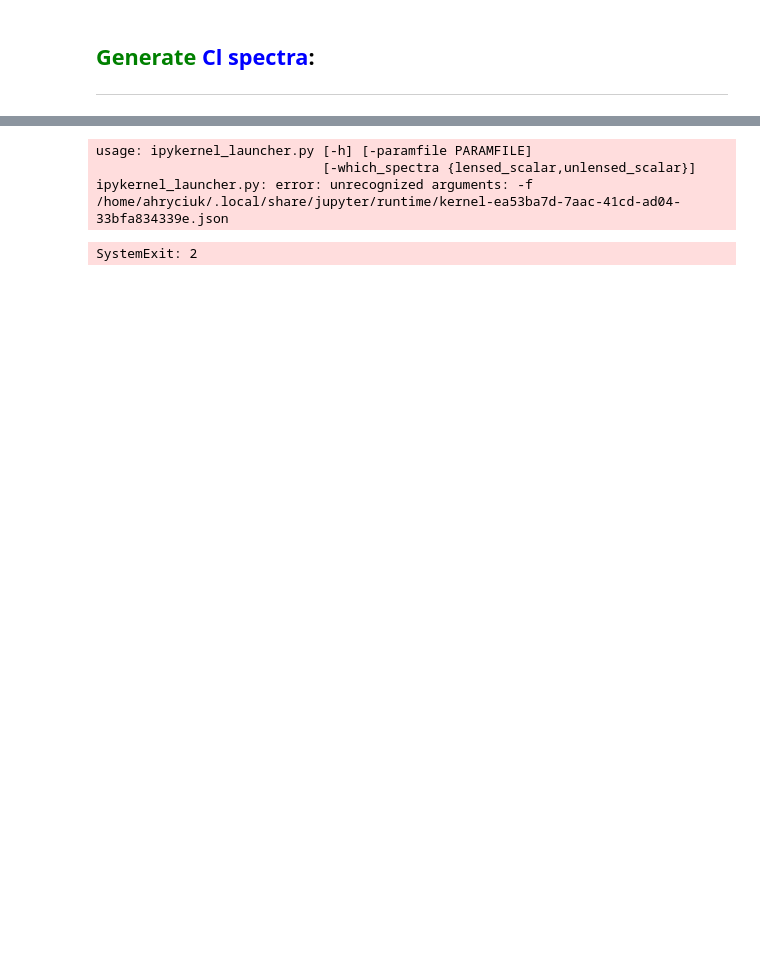
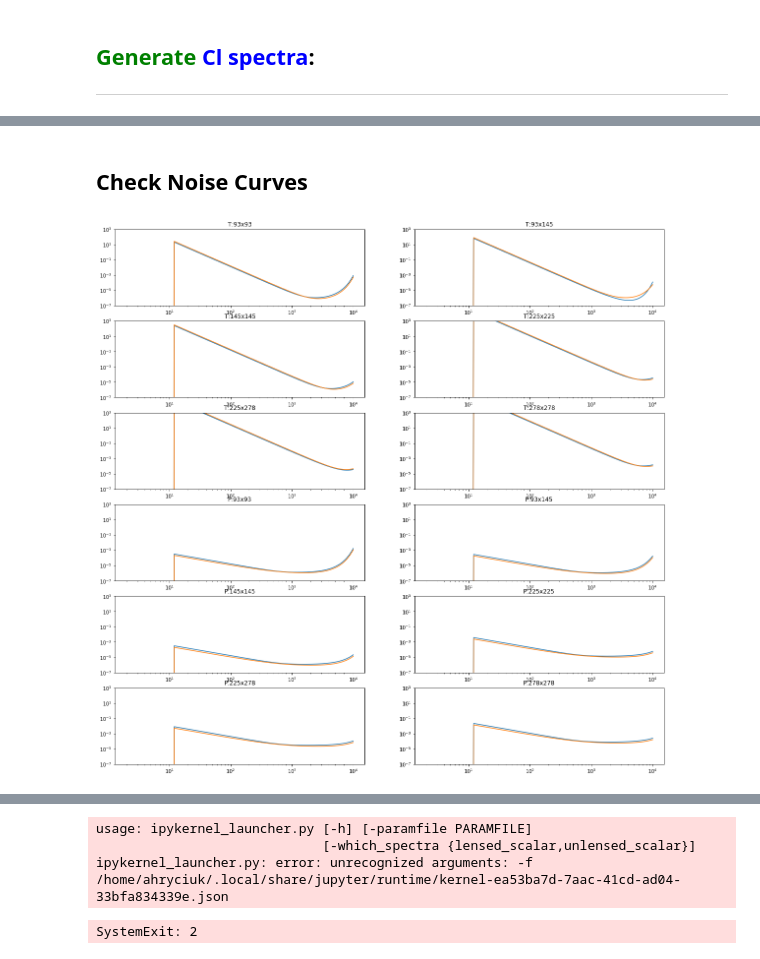
Before and after one commit to ahryciuk/CMBS4_Noise_Modeling, a Jupyter notebook: S4 Noise Modeling Interface.ipynb, the cells around one changed output, grey strips where cells are left out. Drawn from its saved outputs; the diff is of its cells as text; code cells hidden in the pictures; blank space fills up the shorter version.

```diff
--- a/S4 Noise Modeling Interface.ipynb
+++ b/S4 Noise Modeling Interface.ipynb
@@ -467,0 +634,70 @@ Ignoring ['cmb']
+# %% [markdown]
+## Check Noise Curves
+# %%
+import matplotlib.pyplot as plt
+
+
+#set nl_dic_me = 0 for ell<lmin
+for TP in TParr:
+    for freq1 in freqarr:
+        for freq2 in freqarr:
+            index = np.where(ell==12)
+            nl_dic_me[TP][(freq1,freq2)][:index[0][0]] = 0.
+
+fig, axs = plt.subplots(6,2)
+
+#Temperature
+axs[0,0].loglog(ell,nl_dic_me['T'][(93,93)],ell,nl_dic_s['T'][(93,93)])
+axs[0,0].set_ylim(1e-7,1e3)
+axs[0,0].set_title('T:93x93')
+
+axs[0,1].loglog(ell,nl_dic_me['T'][(93,145)],ell,nl_dic_s['T'][(93,145)])
+axs[0,1].set_ylim(1e-7,1e3)
+axs[0,1].set_title('T:93x145')
+
+axs[1,0].loglog(ell,nl_dic_me['T'][(145,145)],ell,nl_dic_s['T'][(145,145)])
+axs[1,0].set_ylim(1e-7,1e3)
+axs[1,0].set_title('T:145x145')
+
+axs[1,1].loglog(ell,nl_dic_me['T'][(225,225)],ell,nl_dic_s['T'][(225,225)])
+axs[1,1].set_ylim(1e-7,1e3)
+axs[1,1].set_title('T:225x225')
+
+axs[2,0].loglog(ell,nl_dic_me['T'][(225,278)],ell,nl_dic_s['T'][(225,278)])
+axs[2,0].set_ylim(1e-7,1e3)
+axs[2,0].set_title('T:225x278')
+
+axs[2,1].loglog(ell,nl_dic_me['T'][(278,278)],ell,nl_dic_s['T'][(278,278)])
+axs[2,1].set_ylim(1e-7,1e3)
+axs[2,1].set_title('T:278x278')
+
+
+#Polarization
+axs[3,0].loglog(ell,nl_dic_me['P'][(93,93)],ell,nl_dic_s['P'][(93,93)])
+axs[3,0].set_ylim(1e-7,1e3)
+axs[3,0].set_title('P:93x93')
+
+axs[3,1].loglog(ell,nl_dic_me['P'][(93,145)],ell,nl_dic_s['P'][(93,145)])
+axs[3,1].set_ylim(1e-7,1e3)
+axs[3,1].set_title('P:93x145')
+
+axs[4,0].loglog(ell,nl_dic_me['P'][(145,145)],ell,nl_dic_s['P'][(145,145)])
+axs[4,0].set_ylim(1e-7,1e3)
+axs[4,0].set_title('P:145x145')
+
+axs[4,1].loglog(ell,nl_dic_me['P'][(225,225)],ell,nl_dic_s['P'][(225,225)])
+axs[4,1].set_ylim(1e-7,1e3)
+axs[4,1].set_title('P:225x225')
+
+axs[5,0].loglog(ell,nl_dic_me['P'][(225,278)],ell,nl_dic_s['P'][(225,278)])
+axs[5,0].set_ylim(1e-7,1e3)
+axs[5,0].set_title('P:225x278')
+
+axs[5,1].loglog(ell,nl_dic_me['P'][(278,278)],ell,nl_dic_s['P'][(278,278)])
+axs[5,1].set_ylim(1e-7,1e3)
+axs[5,1].set_title('P:278x278')
+
+
+fig.set_size_inches(20,20)
+# %% [output]
+[figure, added]
```
Also changed, not shown: parts of 29 cells of this notebook, 8 other files.
